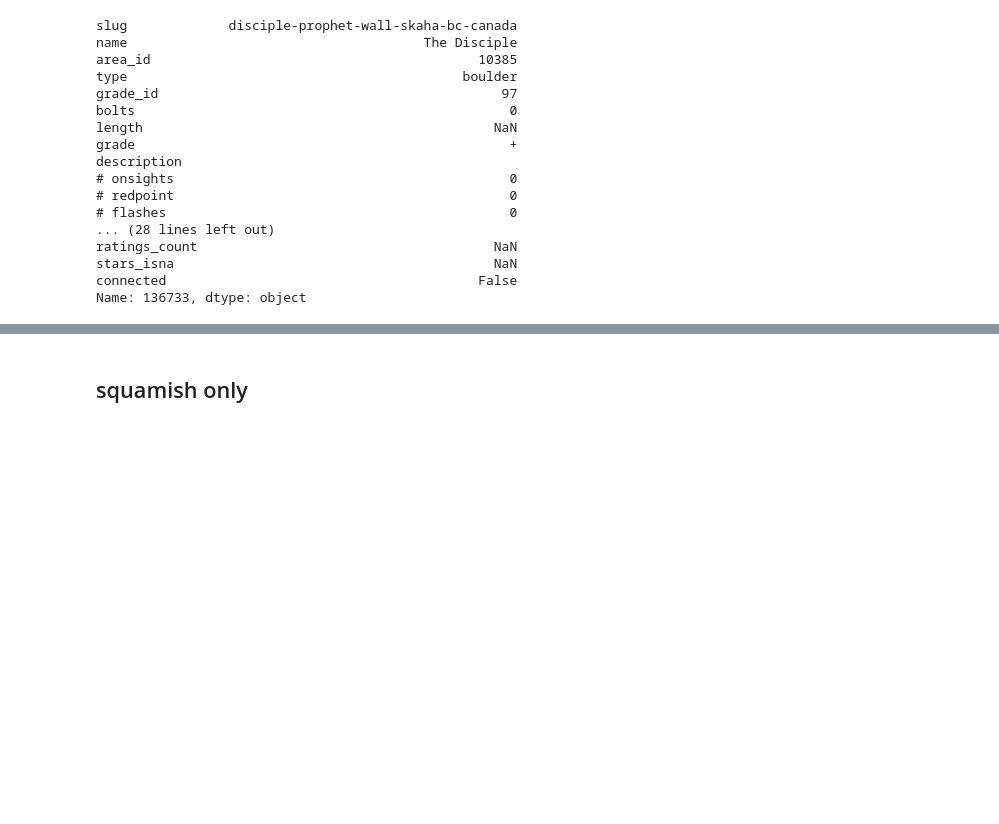
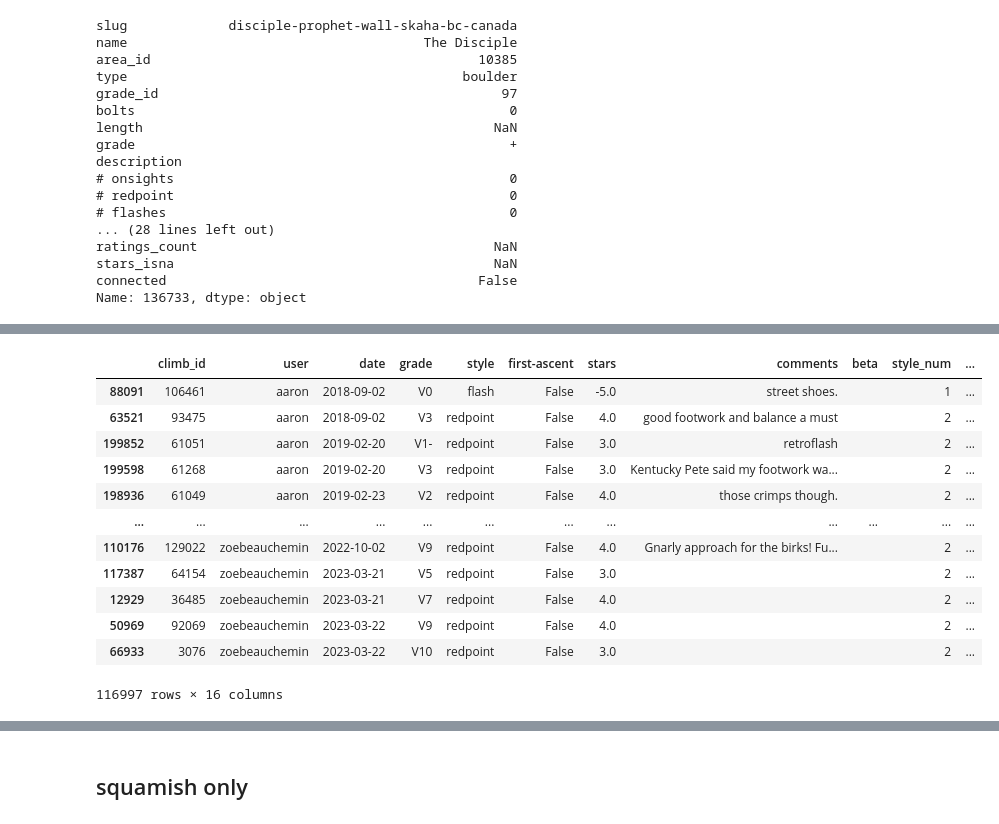
Before and after one commit to lrthomps/cs224u, a Jupyter notebook: final project/sendage/sequence.ipynb, the cells around one changed output, grey strips where cells are left out. Drawn from its saved outputs; the diff is of its cells as text; code cells hidden in the pictures; blank space fills up the shorter version.

```diff
--- a/final project/sendage/sequence.ipynb
+++ b/final project/sendage/sequence.ipynb
@@ -99,0 +199,13 @@ See the caveats in the documentation: https://pandas.pydata.org/pandas-docs/stab
+# %%
+vocabulary = pd.Series(np.arange(len(boulders_5)), index=boulders_5.index)
+inverse_vocabulary = pd.Series(boulders_5.index, index=np.arange(len(boulders_5)))
+
+bascents_dated['climb_token'] = vocabulary.loc[bascents_dated['climb_id'].values].values
+bascents_dated['stars'] = bascents_dated['stars'].fillna(-5)
+# %%
+users = bascents_dated['user'].unique()
+print(len(users))
+users = np.concatenate([users[:467], users[468:821], users[822:], users[[821, 467]]])
+print(len(users))
+user_vocab = pd.Series(np.arange(len(users)), index=users)
+user_vocab
@@ -99,0 +227,20 @@ See the caveats in the documentation: https://pandas.pydata.org/pandas-docs/stab
+# %%
+bascents_dated['user_id'] = user_vocab.loc[bascents_dated['user'].values].values
+# %%
+bascents_dated['commented'] = ((bascents_dated['comments'].str.len()>0) | (bascents_dated['beta'].str.len()>0)).astype(int)
+# %%
+bascents_dated
+# %% [output]
+|  | climb_id | user | date | grade | style | first-ascent | stars | comments | beta | style_num | ... |
+| 88091 | 106461 | aaron | 2018-09-02 | V0 | flash | False | -5.0 | street shoes. |  | 1 | ... |
+| 63521 | 93475 | aaron | 2018-09-02 | V3 | redpoint | False | 4.0 | good footwork and balance a must |  | 2 | ... |
+| 199852 | 61051 | aaron | 2019-02-20 | V1- | redpoint | False | 3.0 | retroflash |  | 2 | ... |
+| 199598 | 61268 | aaron | 2019-02-20 | V3 | redpoint | False | 3.0 | Kentucky Pete said my footwork wa... |  | 2 | ... |
+| 198936 | 61049 | aaron | 2019-02-23 | V2 | redpoint | False | 4.0 | those crimps though. |  | 2 | ... |
+| ... | ... | ... | ... | ... | ... | ... | ... | ... | ... | ... | ... |
+| 110176 | 129022 | zoebeauchemin | 2022-10-02 | V9 | redpoint | False | 4.0 | Gnarly approach for the birks! Fu... |  | 2 | ... |
+| 117387 | 64154 | zoebeauchemin | 2023-03-21 | V5 | redpoint | False | 3.0 |  |  | 2 | ... |
+| 12929 | 36485 | zoebeauchemin | 2023-03-21 | V7 | redpoint | False | 4.0 |  |  | 2 | ... |
+| 50969 | 92069 | zoebeauchemin | 2023-03-22 | V9 | redpoint | False | 4.0 |  |  | 2 | ... |
+| 66933 | 3076 | zoebeauchemin | 2023-03-22 | V10 | redpoint | False | 3.0 |  |  | 2 | ... |
+116997 rows × 16 columns
```
Also changed, not shown: parts of 55 cells of this notebook.
